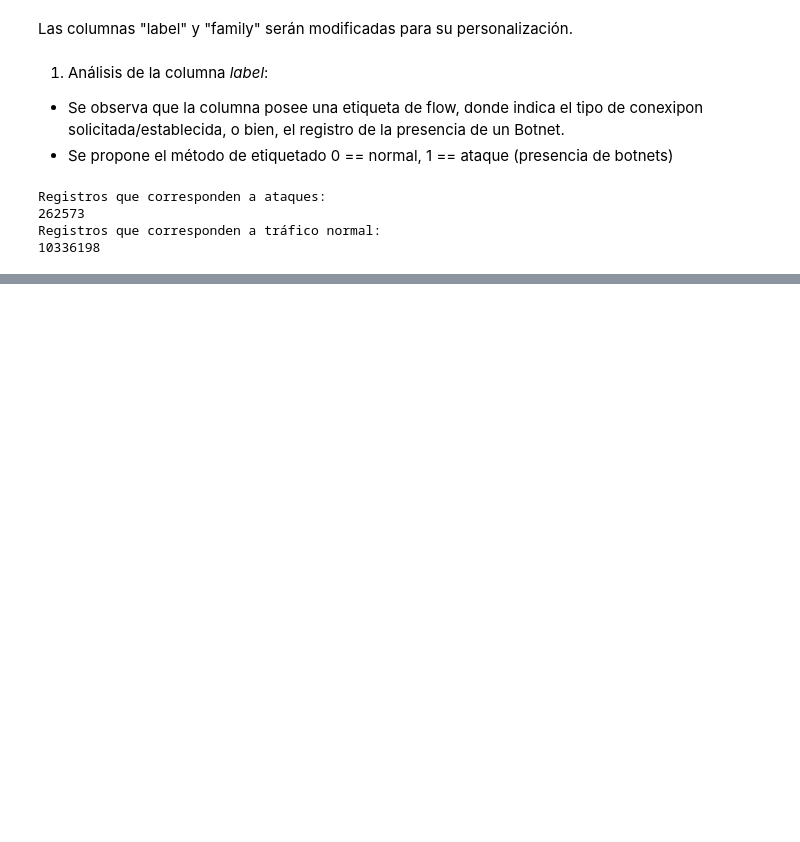
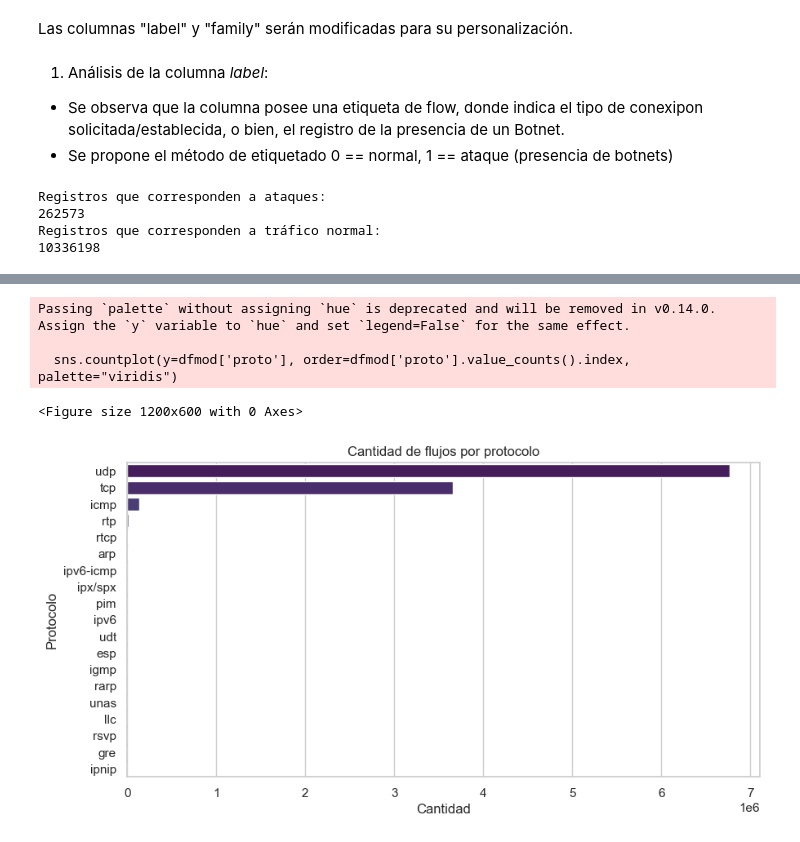
Before and after one commit to danielasabrina08/SIC24_AI_Cybersecurity, a Jupyter notebook: preprocessingctu13.ipynb, the cells around one changed output, grey strips where cells are left out. Cells and saved outputs as stored; diff of their text form; code cells hidden in the pictures; blank space fills up the shorter version.

```diff
--- a/preprocessingctu13.ipynb
+++ b/preprocessingctu13.ipynb
@@ -106,3 +108,20 @@ dfmod.sample(18, random_state=432)
 | 77101 | 15.781511 | tcp | -> | FSA_FSA | 0.0 | 0.0 | 7 | 424 | 242 | flow=Background-Established-cmpgw... | ... |
 | 687954 | 2.540751 | tcp | -> | FSPA_FSPA | 0.0 | 0.0 | 256 | 201644 | 193251 | flow=Background-TCP-Established | ... |
 | 121838 | 1886.292847 | udp | <-> | CON | 0.0 | 0.0 | 4 | 270 | 146 | flow=Background-UDP-Established | ... |
+# %%
+# Ajustar el tamaño de los gráficos
+sns.set(style="whitegrid")
+plt.figure(figsize=(12, 6))
+# 2. Conteo de protocolos (proto)
+plt.figure(figsize=(10, 5))
+sns.countplot(y=dfmod['proto'], order=dfmod['proto'].value_counts().index, palette="viridis")
+plt.title("Cantidad de flujos por protocolo")
+plt.xlabel("Cantidad")
+plt.ylabel("Protocolo")
+plt.show()
+# %% [output]
+Passing `palette` without assigning `hue` is deprecated and will be removed in v0.14.0. Assign the `y` variable to `hue` and set `legend=False` for the same effect.
+
+  sns.countplot(y=dfmod['proto'], order=dfmod['proto'].value_counts().index, palette="viridis")
+<Figure size 1200x600 with 0 Axes>
+[figure, added]
```
Also changed, not shown: parts of 7 cells of this notebook.
